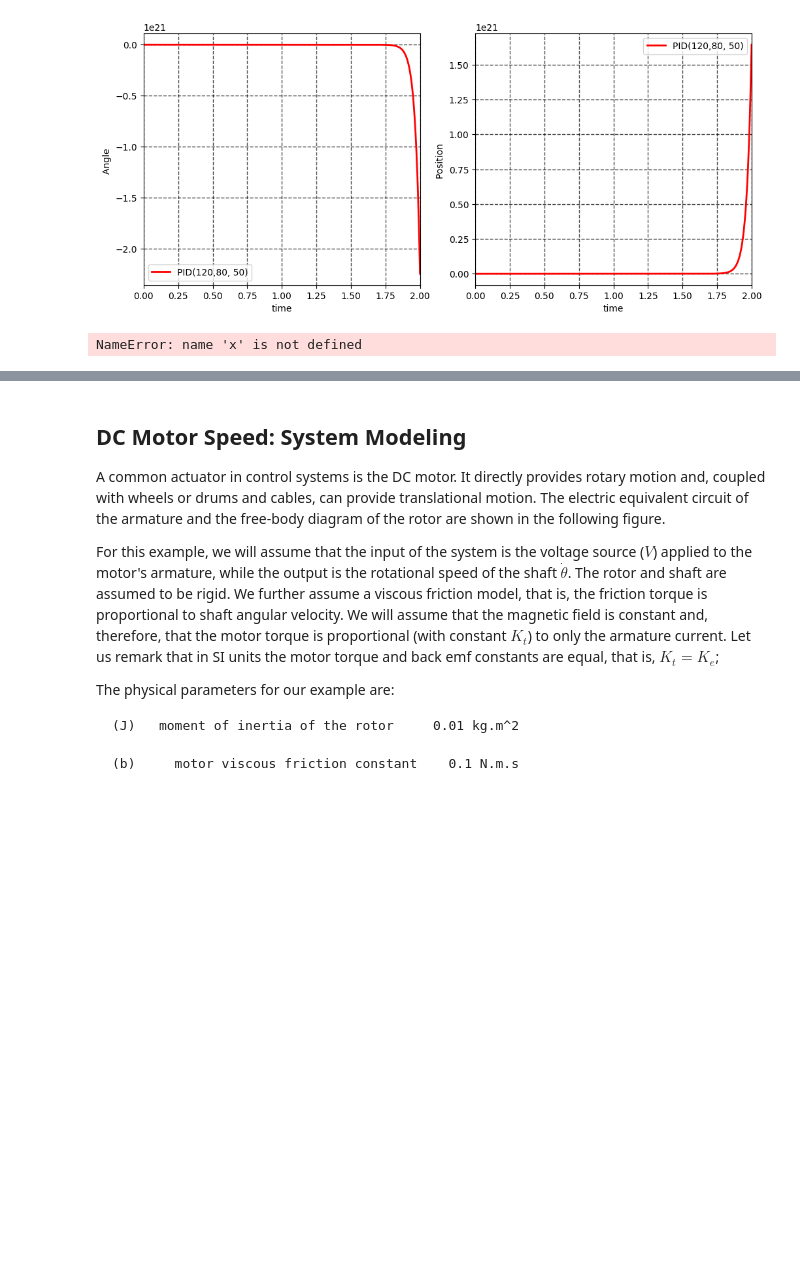
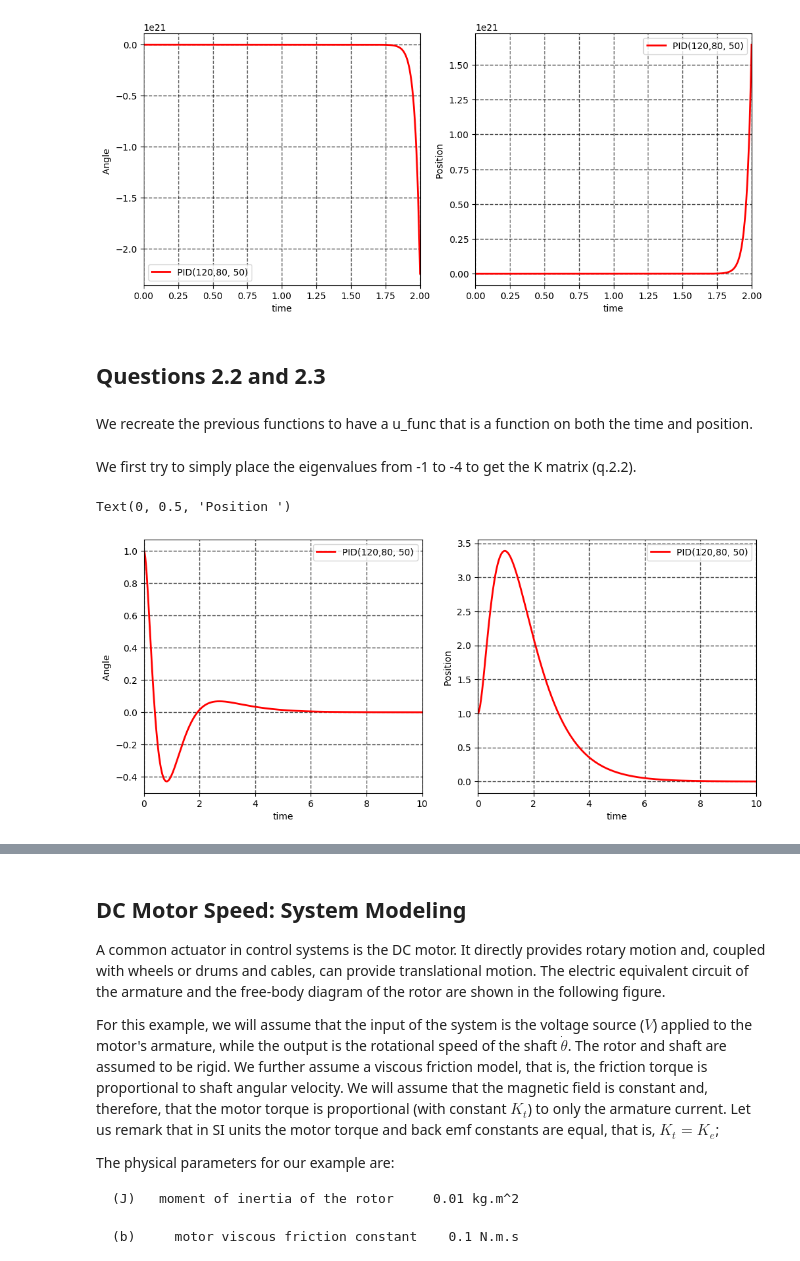
Before and after one commit to nathanchandanson/Majeure-STIC, a Jupyter notebook: AUT202/APM_4AUT2_TA_TP4.ipynb, the cells around one changed output, grey strips where cells are left out. Cells and saved outputs as stored; diff of their text form; code cells hidden in the pictures; blank space fills up the shorter version.

```diff
--- a/AUT202/APM_4AUT2_TA_TP4.ipynb
+++ b/AUT202/APM_4AUT2_TA_TP4.ipynb
@@ -226,40 +225,74 @@ ylabel(r'Position ')
 # %% [output]
 Text(0, 0.5, 'Position ')
 [figure]
+# %% [markdown]
+## Questions 2.2 and 2.3
+# %% [markdown]
+We recreate the previous functions to have a u_func that is a function on both the time and position.
+# %%
+import numpy as np
+from scipy.integrate import odeint
+import matplotlib.pyplot as plt
+import control as ctr
+
+# x is a state vecot, t is a current time, A is a dynamic matrix, B is a control matrix, D is a disturbance matrix,
+# u_func(t) is a control input, w_func(t) is a disturbance input
+def StateSpace(x, t, A, B, D, u_func, w_func):
+    w = w_func(t)
+    u = u_func(x,t)
+    return np.dot(A, x) + np.dot(B, u).flatten() + np.dot(D, w).flatten()
+
+# OpenLoopInputOutputSystem with time-dependent w(t)
+def OpenLoopInputOutputSystem(A, B, D, C, u_func, w_func, T, x0):
+    # Solve the ODE system with odeint, passing the time-dependent w function
+    solution = odeint(StateSpace, x0, T, args=(A, B, D, u_func, w_func))
+    # Output calculation using C and the solution
+    # return (C @ solution.T)
+    return (solution.T)
+# %% [markdown]
+We first try to simply place the eigenvalues from -1 to -4 to get the K matrix (q.2.2).
 # %%
+t0 = 0 # Initial time
+tf = 10 # Final time
+T = np.linspace(t0, tf, 1000)
+
 K = ctr.place(A, B, [-1,-2,-3,-4])
 x0 = np.array([1,
                0,
                1,
                0])  # initial state
 
-def r_func(t):
+def u_func(x,t):
     return -np.dot(K,x)
 
+def w_func(t):
+    # return 10*np.sin(t)
+    return 0.0
 
-solution = PID(A, B, D, MatC , Kp, Ki, Kd, r_func, w_func, T, x0)
+solution = OpenLoopInputOutputSystem(A, B, D, MatC , u_func, w_func, T, x0)
 
 
 figure(figsize=(12, 5))
-y = solution[:,2]
+y = solution[2,:]
 
 subplot(1, 2, 1)
 plot(T, y, linewidth=2.0, color = 'red')
 grid(color='black', linestyle='--', linewidth=1.0, alpha = 0.7)
 grid(True)
 xlabel('time')
 xlim([t0, tf])
 plt.legend(['PID(120,80, 50)' ])
 ylabel(r'Angle ')
 
-y = solution[:,0]
+y = solution[0,:]
 subplot(1, 2, 2)
 plot(T, y, linewidth=2.0, color = 'red')
 grid(color='black', linestyle='--', linewidth=1.0, alpha = 0.7)
 grid(True)
 xlim([t0, tf])
 xlabel('time')
 plt.legend(['PID(120,80, 50)' ])
 ylabel(r'Position ')
 # %% [output]
-NameError: name 'x' is not defined
+Text(0, 0.5, 'Position ')
+[figure, added]
```
Also changed, not shown: parts of 3 cells of this notebook, 3 other files.
